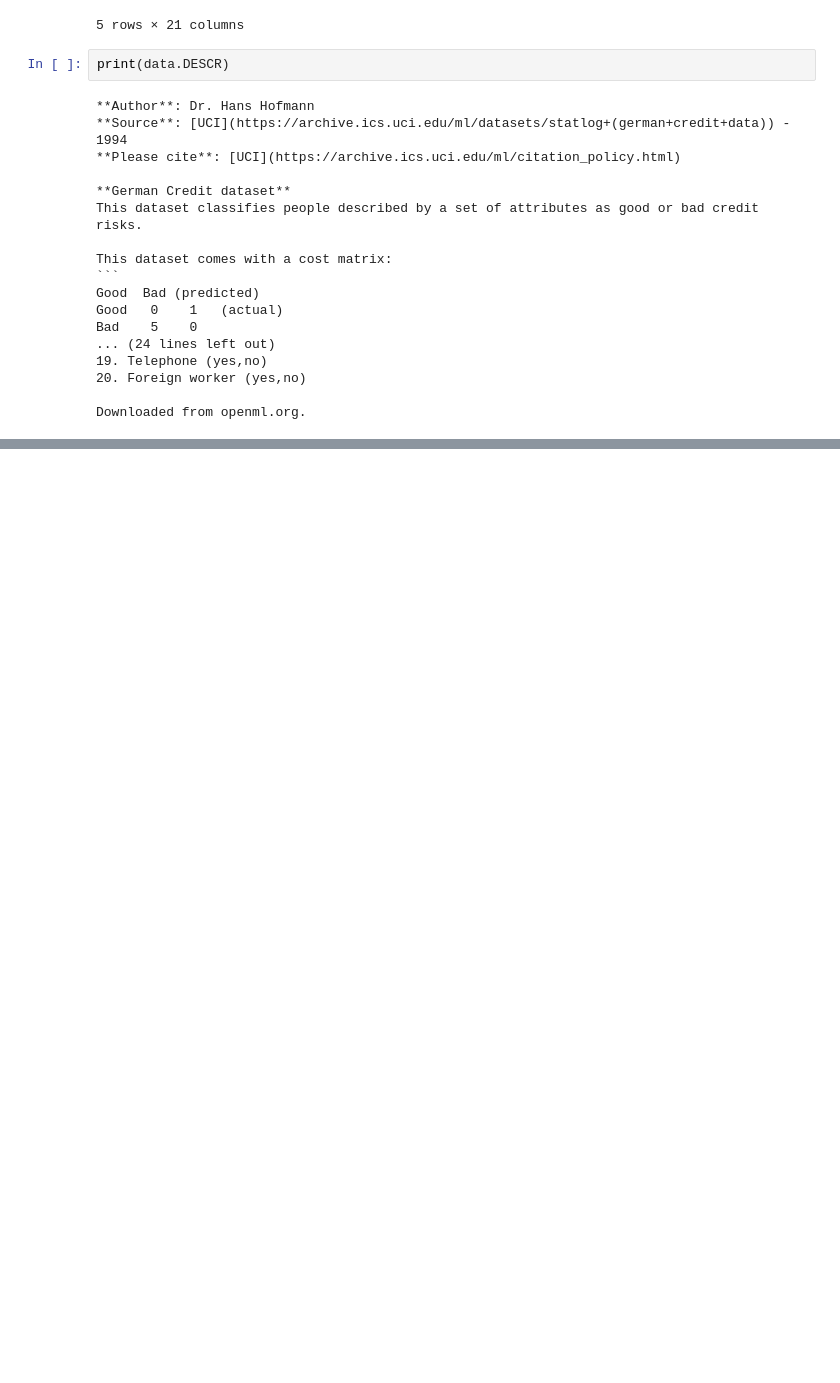
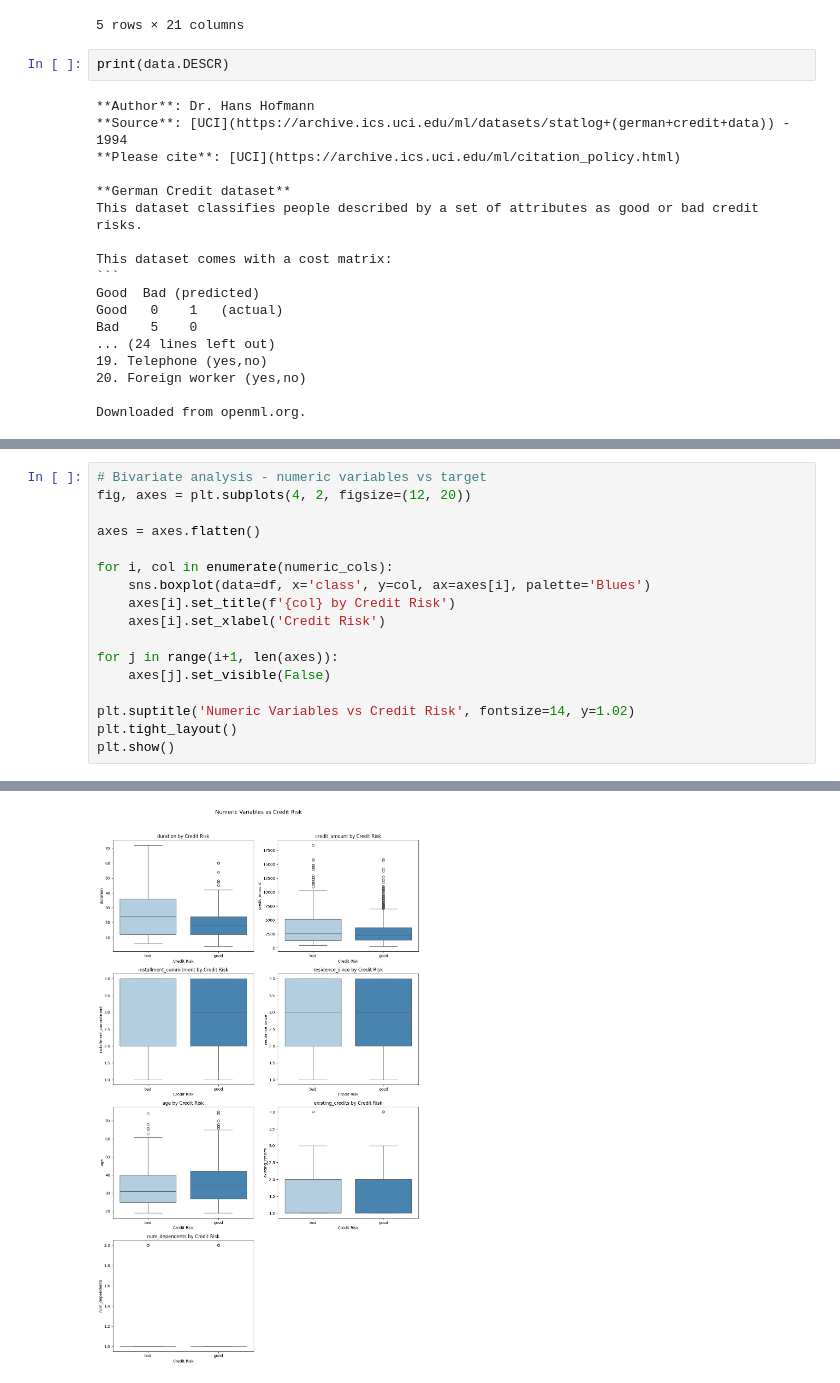
Before and after one commit to joelaanhane/credit-risk-pd, a Jupyter notebook: 01_EDA_and_data_loading.ipynb, the cells around one changed output, grey strips where cells are left out. Saved outputs shown, nothing was run; the diff lists cells and outputs as text; blank space fills up the shorter version.

```diff
--- a/01_EDA_and_data_loading.ipynb
+++ b/01_EDA_and_data_loading.ipynb
@@ -52,0 +161,18 @@ Downloaded from openml.org.
+# %%
+# Bivariate analysis - numeric variables vs target
+fig, axes = plt.subplots(4, 2, figsize=(12, 20))
+
+axes = axes.flatten()
+
+for i, col in enumerate(numeric_cols):
+    sns.boxplot(data=df, x='class', y=col, ax=axes[i], palette='Blues')
+    axes[i].set_title(f'{col} by Credit Risk')
+    axes[i].set_xlabel('Credit Risk')
+
+for j in range(i+1, len(axes)):
+    axes[j].set_visible(False)
+
+plt.suptitle('Numeric Variables vs Credit Risk', fontsize=14, y=1.02)
+plt.tight_layout()
+plt.show()
+# %% [output]
@@ -52,0 +196 @@ Downloaded from openml.org.
+[figure, added]
```
Also changed, not shown: parts of 10 cells of this notebook.
